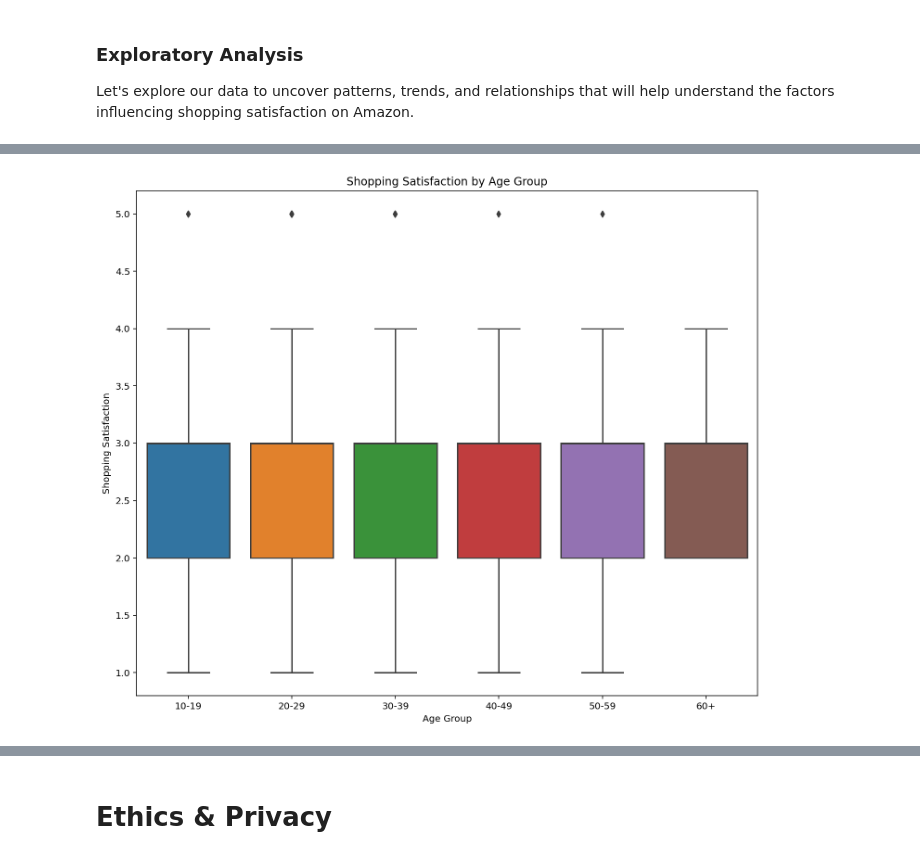
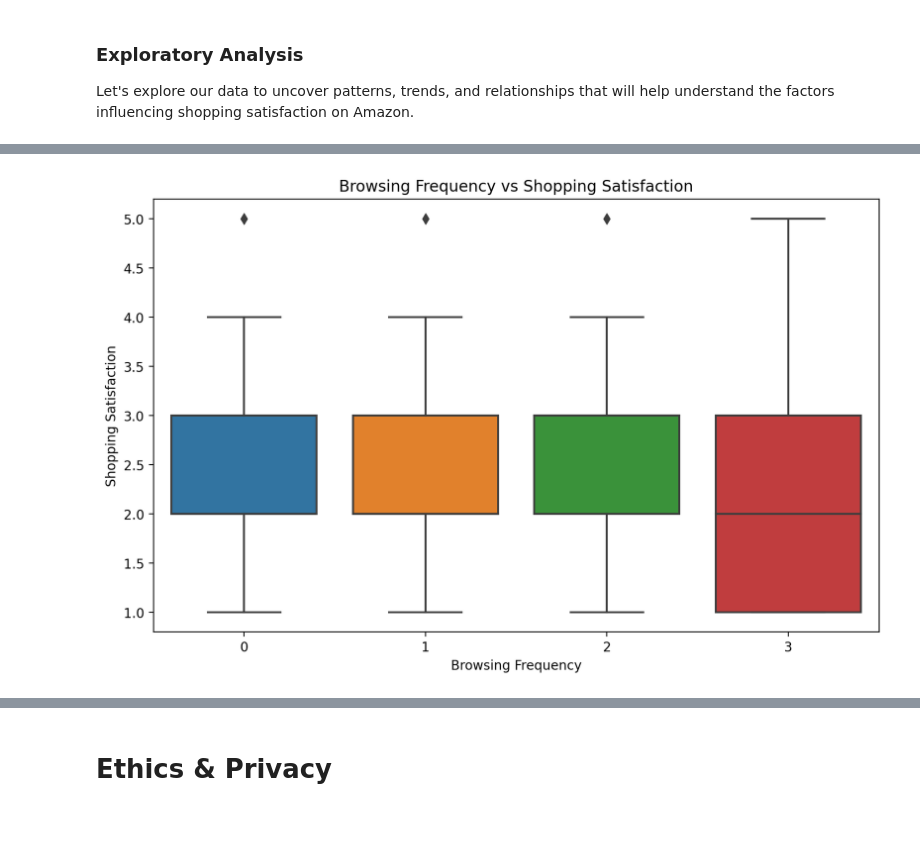
Before and after one commit to dylanatianzar/Amazon-Behavior-EDA, a Jupyter notebook: EDACheckpoint_group036.ipynb, the cells around one changed output, grey strips where cells are left out. Drawn from its saved outputs; the diff is of its cells as text; code cells hidden in the pictures; blank space fills up the shorter version.

```diff
--- a/EDACheckpoint_group036.ipynb
+++ b/EDACheckpoint_group036.ipynb
@@ -328,9 +381,9 @@ We can observe that the 20-29 years old age group is the most prevalent in our d
 # %%
-plt.figure(figsize=(12, 10))
-sns.boxplot(data=df_age, x='age_group', y='shopping_satisfaction')
-plt.title('Shopping Satisfaction by Age Group')
-plt.xlabel('Age Group')
+plt.figure(figsize=(10, 6))
+sns.boxplot(x='browsing_frequency', y='shopping_satisfaction', data=cleaned_data)
+plt.title('Browsing Frequency vs Shopping Satisfaction')
+plt.xlabel('Browsing Frequency')
 plt.ylabel('Shopping Satisfaction')
 plt.show()
 # %% [output]
-[figure, old version]
+[figure, new version]
```
Also changed, not shown: parts of 21 cells of this notebook, 1 other file.
